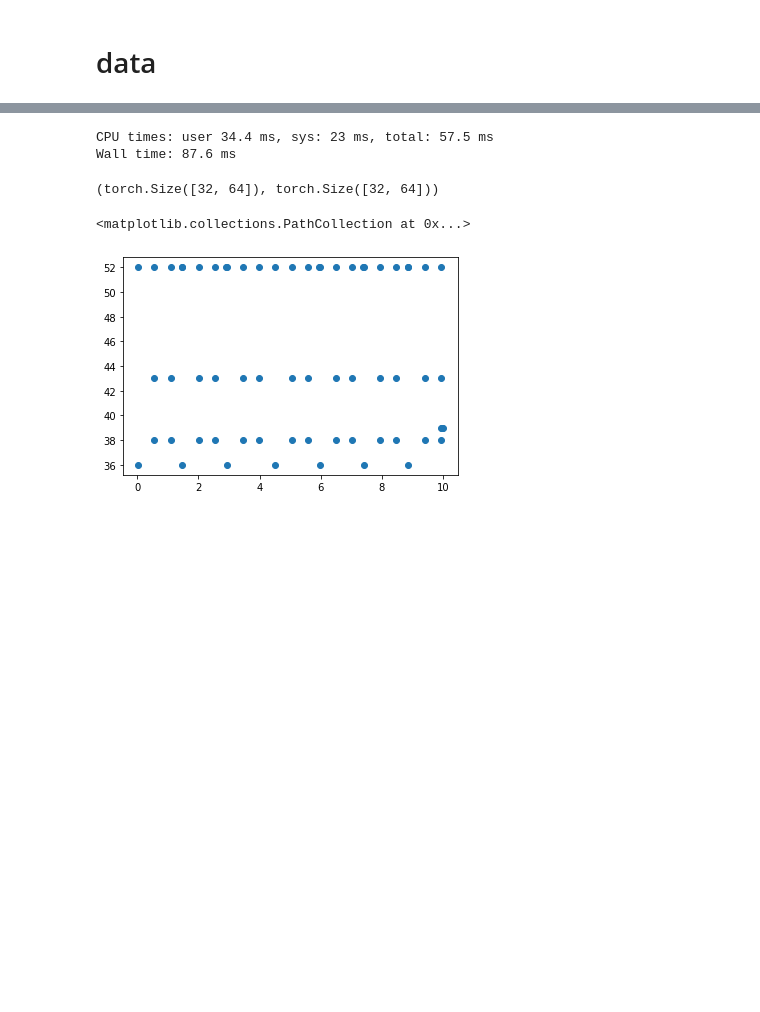
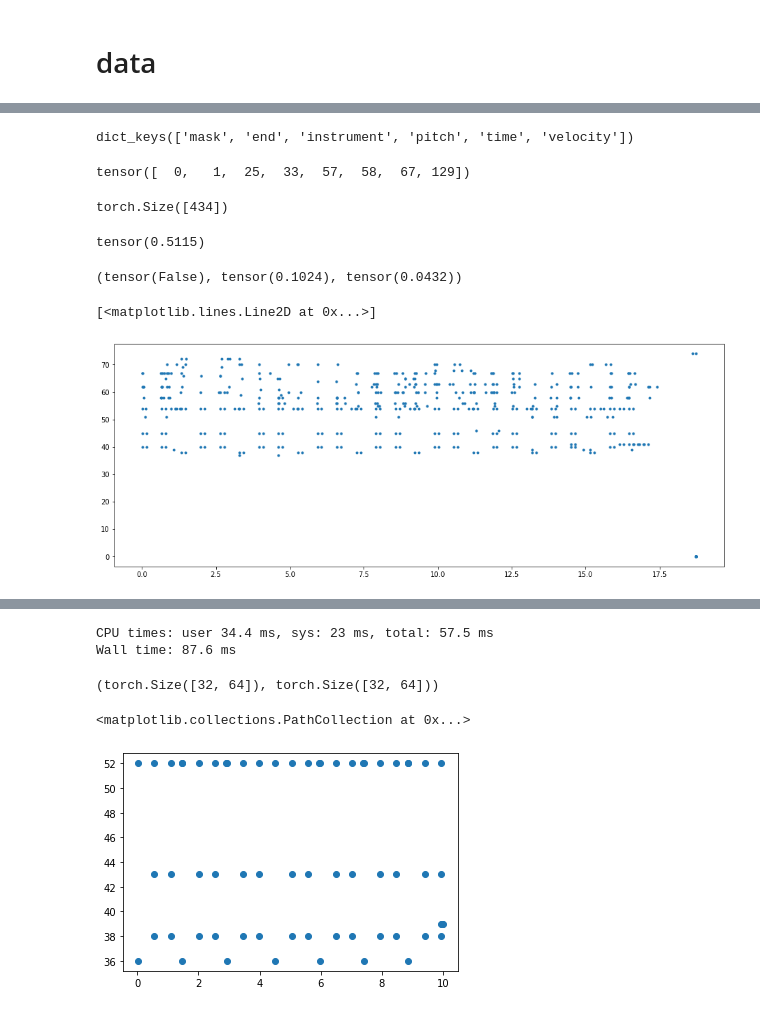
Before and after one commit to Intelligent-Instruments-Lab/iil-python-tools, a Jupyter notebook: notepredictor/notebook/midi.ipynb, the cells around one changed output, grey strips where cells are left out. Drawn from its saved outputs; the diff is of its cells as text; code cells hidden in the pictures; blank space fills up the shorter version.

```diff
--- a/notepredictor/notebook/midi.ipynb
+++ b/notepredictor/notebook/midi.ipynb
@@ -23,0 +25,6 @@ from notepredictor.distributions import CensoredMixtureLogistic
+# %%
+ds = MIDIDataset(Path('/Users/victor/data/lmd_multitrack'), 512)
+# %%
+item = ds[0]
+if (~item['mask']).any():
+    print(item['mask'], item['end'])
@@ -23,0 +49,28 @@ from notepredictor.distributions import CensoredMixtureLogistic
+# %%
+item.keys()
+# %% [output]
+dict_keys(['mask', 'end', 'instrument', 'pitch', 'time', 'velocity'])
+# %%
+item['instrument'].unique()
+# %% [output]
+tensor([  0,   1,  25,  33,  57,  58,  67, 129])
+# %%
+time = item['time'][item['mask']]
+vel = item['velocity'][item['mask']]
+time.shape
+# %% [output]
+torch.Size([434])
+# %%
+(vel==0).float().mean()
+# %% [output]
+tensor(0.5115)
+# %%
+(time < 0).any(), time.std(), time.mean()
+# %% [output]
+(tensor(False), tensor(0.1024), tensor(0.0432))
+# %%
+fig, ax = plt.subplots(1,1,figsize=(16,6))
+ax.plot(item['time'].cumsum(0), item['pitch'], ls='', marker='.')
+# %% [output]
+[<matplotlib.lines.Line2D at 0x...>]
+[figure, added]
```
Also changed, not shown: parts of 32 cells of this notebook, 4 other files.
